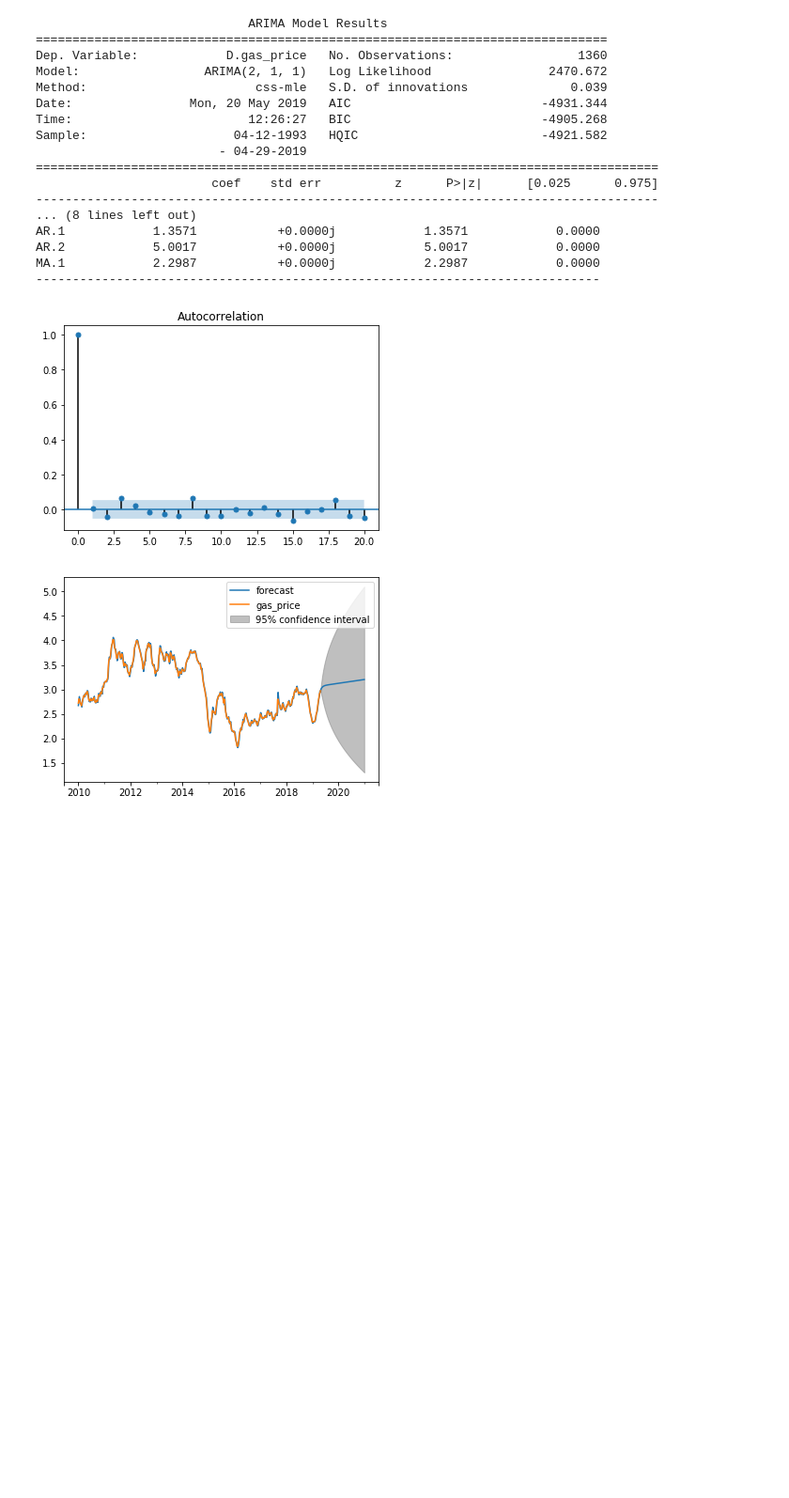
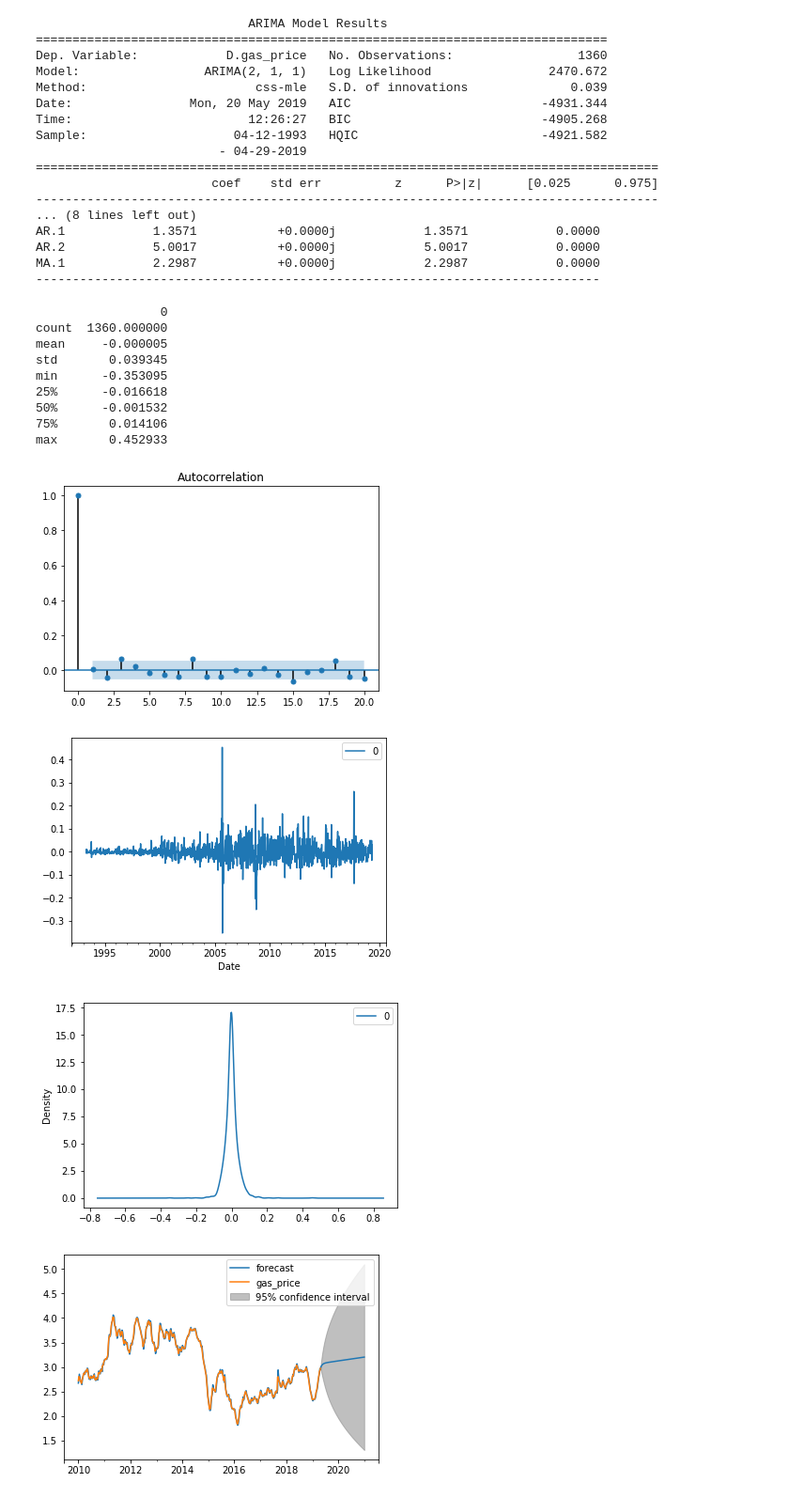
Before and after one commit to Allen-Z-4230/FutureGas, a Jupyter notebook: Gas_ARIMA.ipynb, the cells around one changed output. Shown at 94% size. Saved outputs shown, nothing was run; the diff lists cells and outputs as text; code cells hidden in the pictures; blank space fills up the shorter version.

Commit message:
residual error checking

```diff
--- a/Gas_ARIMA.ipynb
+++ b/Gas_ARIMA.ipynb
@@ -113,8 +119,22 @@ MA.1            2.2987           +0.0000j            2.2987            0.0000
 # %%
 residuals = pd.DataFrame(model_fit.resid)
 plot_acf(residuals, lags = 20);
+residuals.plot()
+residuals.plot(kind='kde')
+print(residuals.describe())
 # %% [output]
+                 0
+count  1360.000000
+mean     -0.000005
+std       0.039345
+min      -0.353095
+25%      -0.016618
+50%      -0.001532
+75%       0.014106
+max       0.452933
 [figure]
+[figure, added]
+[figure, added]
 # %%
 #plt.figure(figsize=(20,10))
 model_fit.plot_predict('2010', '2021', dynamic=False)
```
Also changed, not shown: parts of 1 cell of this notebook.
